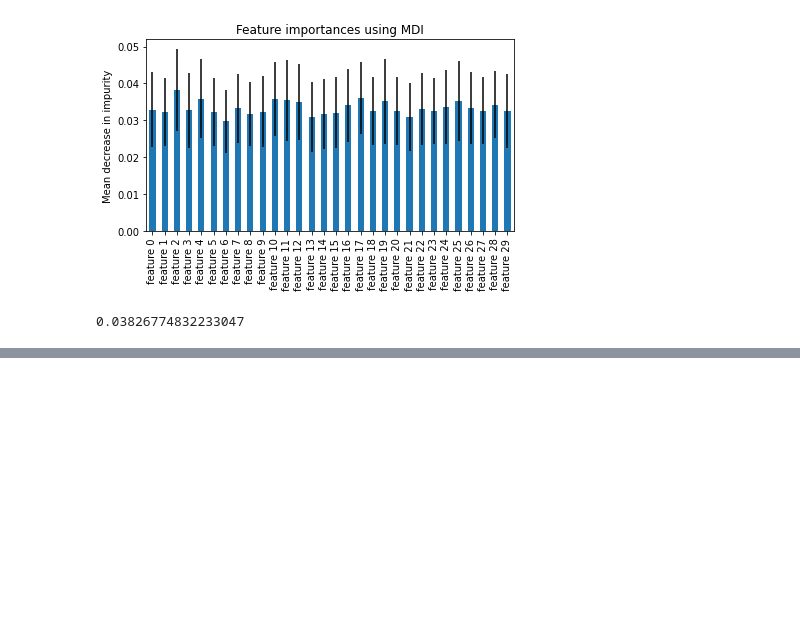
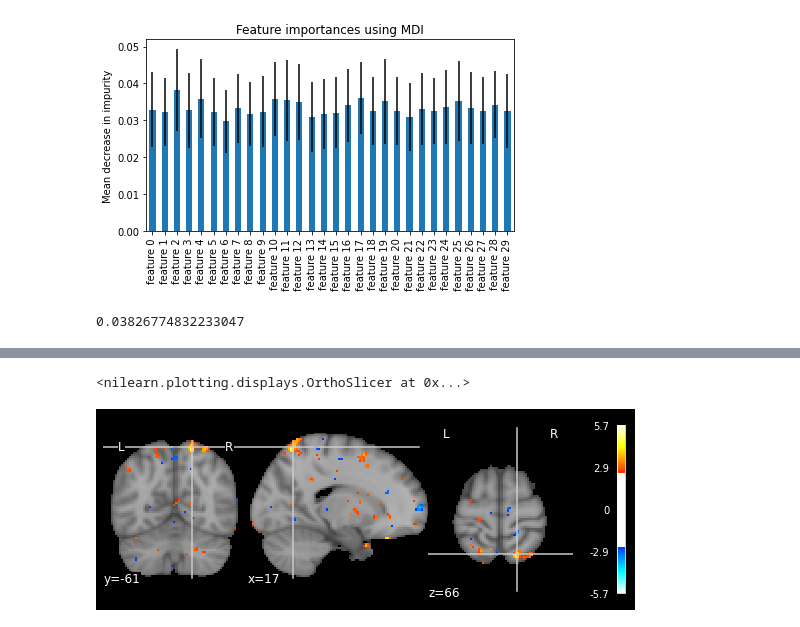
Before and after one commit to syzhang/bfl_extract, a Jupyter notebook: dev_clf.ipynb, the cells around one changed output, grey strips where cells are left out. Saved outputs shown, nothing was run; the diff lists cells and outputs as text; code cells hidden in the pictures; blank space fills up the shorter version.

```diff
--- a/dev_clf.ipynb
+++ b/dev_clf.ipynb
@@ -222,7 +222,3 @@ feature 11    0.030643
 feature 3     0.030583
 feature 5     0.030512
 dtype: float64
-# %%
-# df_mod = np.load(os.path.join(data_dir, 'flica_mod6_Z.npy'))
-df_mod = np.load(os.path.join(data_dir, 'flica_mod12_Z.npy'))
-# df_mod = np.load(os.path.join(data_dir, 'flica_mod2_Z.npy'))
@@ -434,0 +443,6 @@ importances[importances.argmax()]
+# %%
+reshape_z, mask_path = load_modZ(data_dir, 2)
+plot_stat_map(reshape_z, bg_img=mask_path, threshold=2.5) # feature2
+# %% [output]
+<nilearn.plotting.displays.OrthoSlicer at 0x...>
+[figure, added]
```
Also changed, not shown: parts of 27 cells of this notebook.
